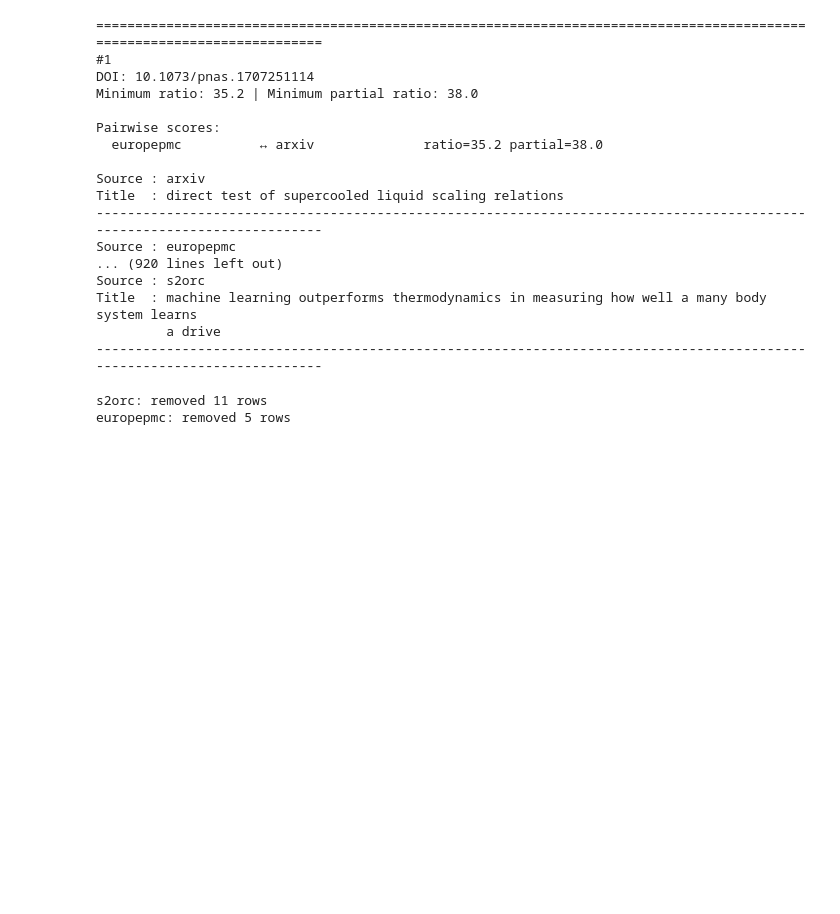
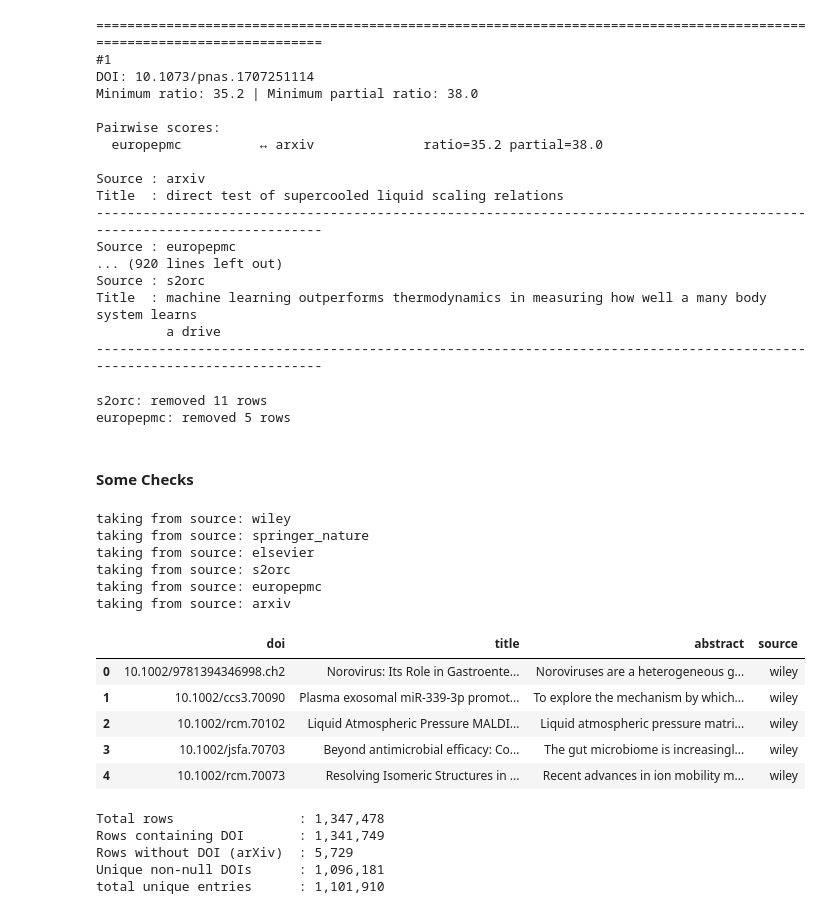
Before and after one commit to kevingeo11/synth_extract, a Jupyter notebook: notebooks/papers.ipynb, the cells around one changed output. Cells and saved outputs as stored; diff of their text form; code cells hidden in the pictures; blank space fills up the shorter version.

Commit message:
adding central table

```diff
--- a/notebooks/papers.ipynb
+++ b/notebooks/papers.ipynb
@@ -2811,3 +2811,5 @@ Title  : machine learning outperforms thermodynamics in measuring how well a man
 # %% [output]
 s2orc: removed 11 rows
 europepmc: removed 5 rows
+# %% [markdown]
+#### Some Checks
@@ -2813,0 +2849,54 @@ europepmc: removed 5 rows
+# %%
+frames = []
+
+for source in sources:
+    # if source["source"] == "arxiv":
+    #     continue
+
+    print(f"taking from source: {source['source']}")
+    df = sql.load_table(
+        source["db_path"],
+        source["table"],
+    ).copy()
+
+    df["source"] = source["source"]
+
+    frames.append(
+        df[["doi", "title", "abstract", "source"]]
+    )
+
+df_all = pd.concat(frames, ignore_index=True)
+# %% [output]
+taking from source: wiley
+taking from source: springer_nature
+taking from source: elsevier
+taking from source: s2orc
+taking from source: europepmc
+taking from source: arxiv
+# %%
+df_all.head()
+# %% [output]
+|  | doi | title | abstract | source |
+| 0 | 10.1002/9781394346998.ch2 | Norovirus: Its Role in Gastroente... | Noroviruses are a heterogeneous g... | wiley |
+| 1 | 10.1002/ccs3.70090 | Plasma exosomal miR-339-3p promot... | To explore the mechanism by which... | wiley |
+| 2 | 10.1002/rcm.70102 | Liquid Atmospheric Pressure MALDI... | Liquid atmospheric pressure matri... | wiley |
+| 3 | 10.1002/jsfa.70703 | Beyond antimicrobial efficacy: Co... | The gut microbiome is increasingl... | wiley |
+| 4 | 10.1002/rcm.70073 | Resolving Isomeric Structures in ... | Recent advances in ion mobility m... | wiley |
+# %%
+total_rows = len(df_all)
+rows_with_doi = df_all["doi"].notna().sum()
+rows_without_doi = df_all["doi"].isna().sum()
+unique_dois = df_all.loc[df_all["doi"].notna(), "doi"].nunique()
+total_unique = unique_dois + rows_without_doi
+
+print(f"Total rows                : {total_rows:,}")
+print(f"Rows containing DOI       : {rows_with_doi:,}")
+print(f"Rows without DOI (arXiv)  : {rows_without_doi:,}")
+print(f"Unique non-null DOIs      : {unique_dois:,}")
+print(f"total unique entries      : {total_unique:,}")
+# %% [output]
+Total rows                : 1,347,478
+Rows containing DOI       : 1,341,749
+Rows without DOI (arXiv)  : 5,729
+Unique non-null DOIs      : 1,096,181
+total unique entries      : 1,101,910
```
Also changed, not shown: parts of 10 cells of this notebook, 1 other file.
